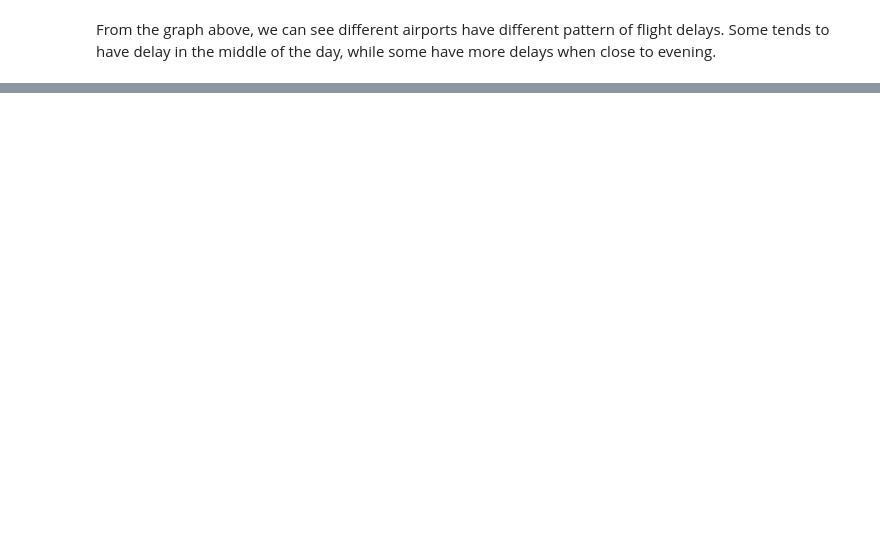
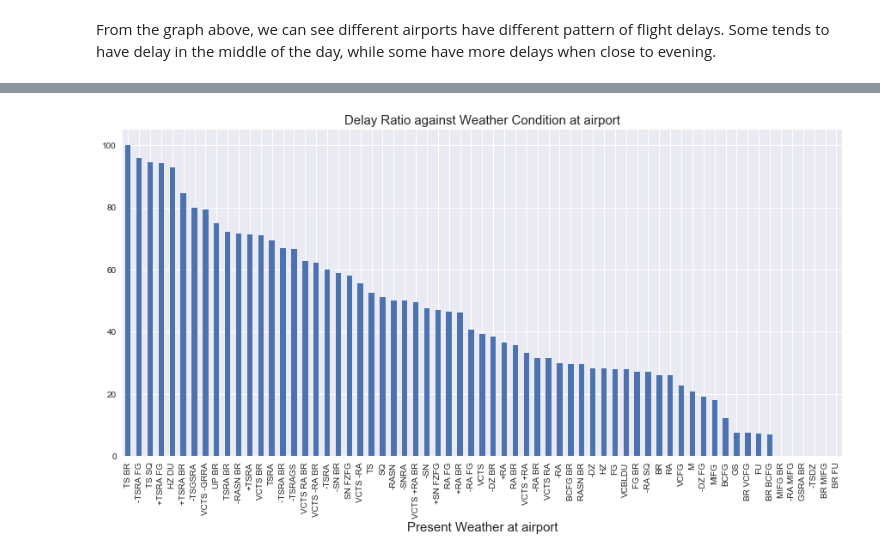
Before and after one commit to cuthlo/springboard, a Jupyter notebook: capstone_project1/EDA/Exploratory_Data_Analysis.ipynb, the cells around one changed output, grey strips where cells are left out. Drawn from its saved outputs; the diff is of its cells as text; code cells hidden in the pictures; blank space fills up the shorter version.

```diff
--- a/capstone_project1/EDA/Exploratory_Data_Analysis.ipynb
+++ b/capstone_project1/EDA/Exploratory_Data_Analysis.ipynb
@@ -116,0 +188,8 @@ plt.show()
+# %%
+df_distancegroup_delay = 100 * df.groupby([' presentwx'])['IsDelay'].sum()/df.groupby([' presentwx'])['IsDelay'].count()
+df_distancegroup_delay.sort_values(ascending=False).plot(kind='bar', subplots=True, figsize=(15,7))
+plt.title('Delay Ratio against Weather Condition at airport', size=15)
+plt.xlabel('Present Weather at airport', size=15)
+plt.show()
+# %% [output]
+[figure, added]
```
Also changed, not shown: parts of 11 cells of this notebook.
